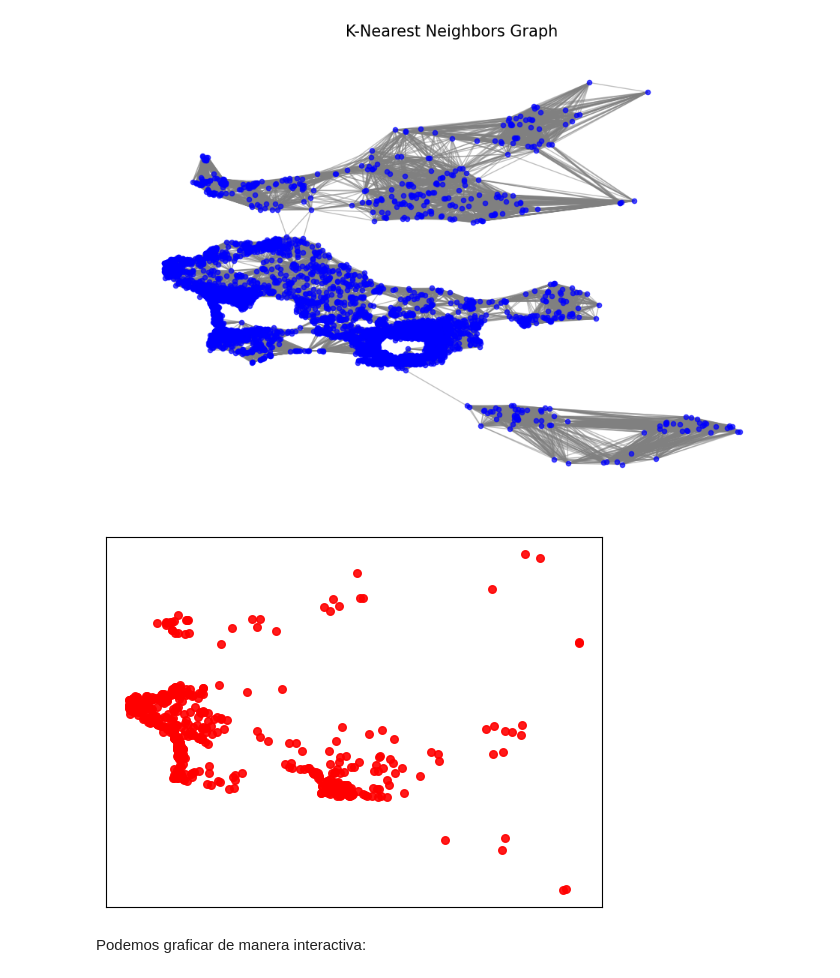
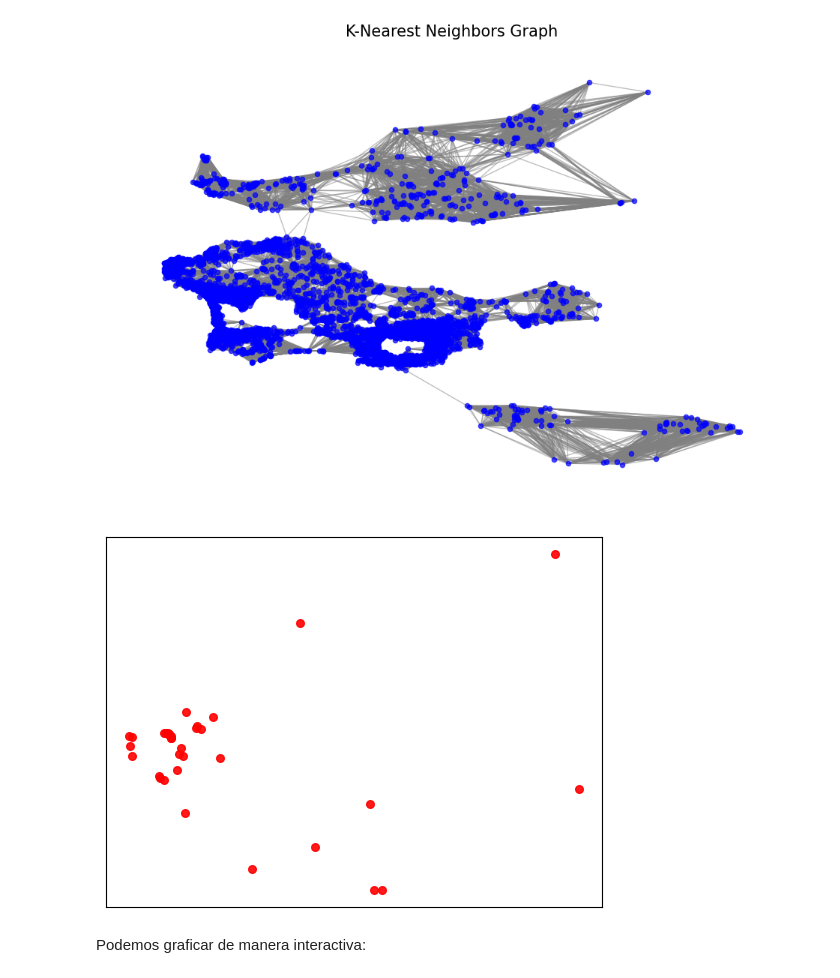
Before and after one commit to contepablod/ML-AI_Bourbaki, a Jupyter notebook: Semana3/GWGCN.ipynb, the cells around one changed output. Saved outputs shown, nothing was run; the diff lists cells and outputs as text; code cells hidden in the pictures.

```diff
--- a/Semana3/GWGCN.ipynb
+++ b/Semana3/GWGCN.ipynb
@@ -1190,18 +1199,18 @@ plt.show()
 [figure]
 # %%
 # Example: Highlight nodes with 'price' above a threshold
-high_price_nodes = [i for i, price in enumerate(db["log_price"]) if price > 6]
+high_price_nodes = [i for i, price in enumerate(db["log_price"]) if price > 7.5]
 nx.draw_networkx_nodes(
     G,
     pos=positions,
     nodelist=high_price_nodes,
     node_size=30,
     node_color="red",
     alpha=0.9,
 )
 plt.show()
 # %% [output]
-[figure, old version]
+[figure, new version]
 # %% [markdown]
 Podemos graficar de manera interactiva:
 # %%
```
Also changed, not shown: parts of 6 cells of this notebook, 3 other files.
